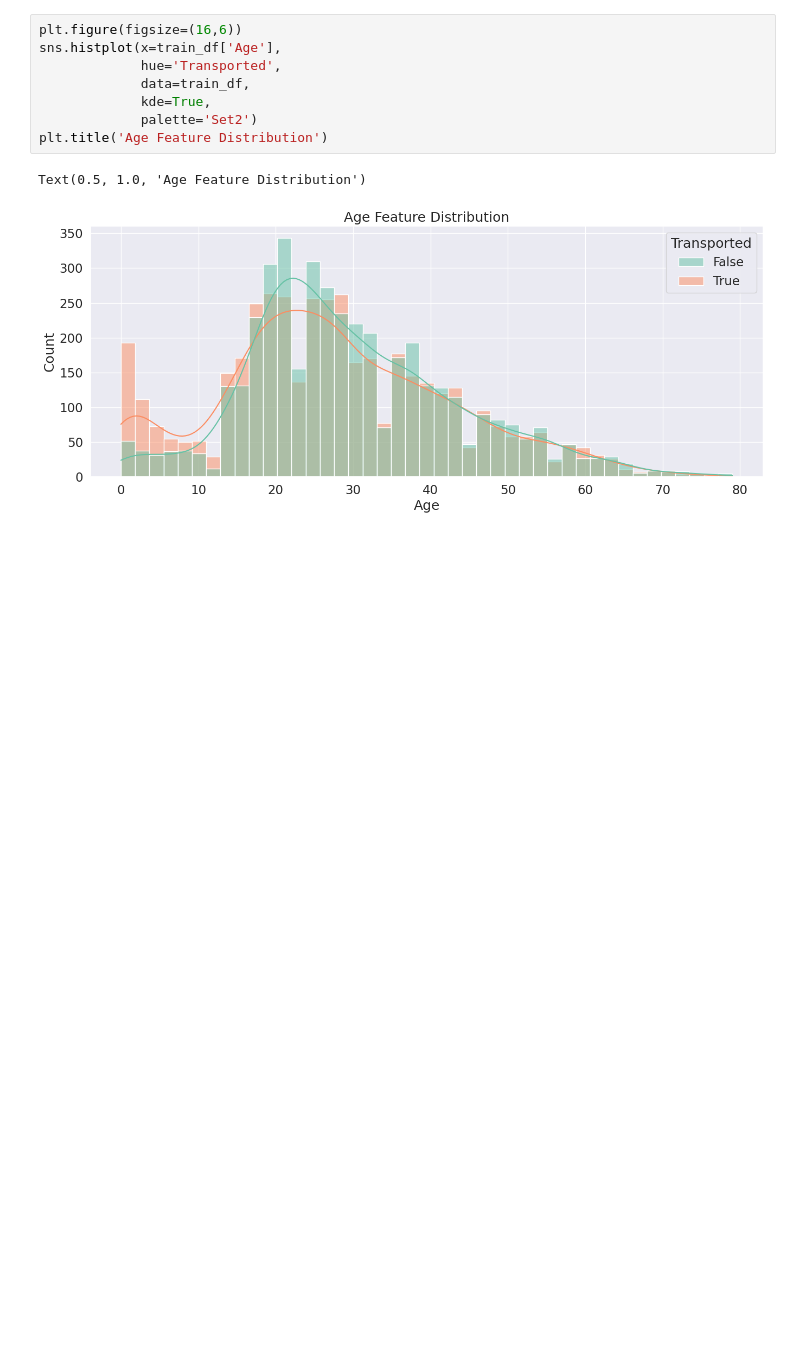
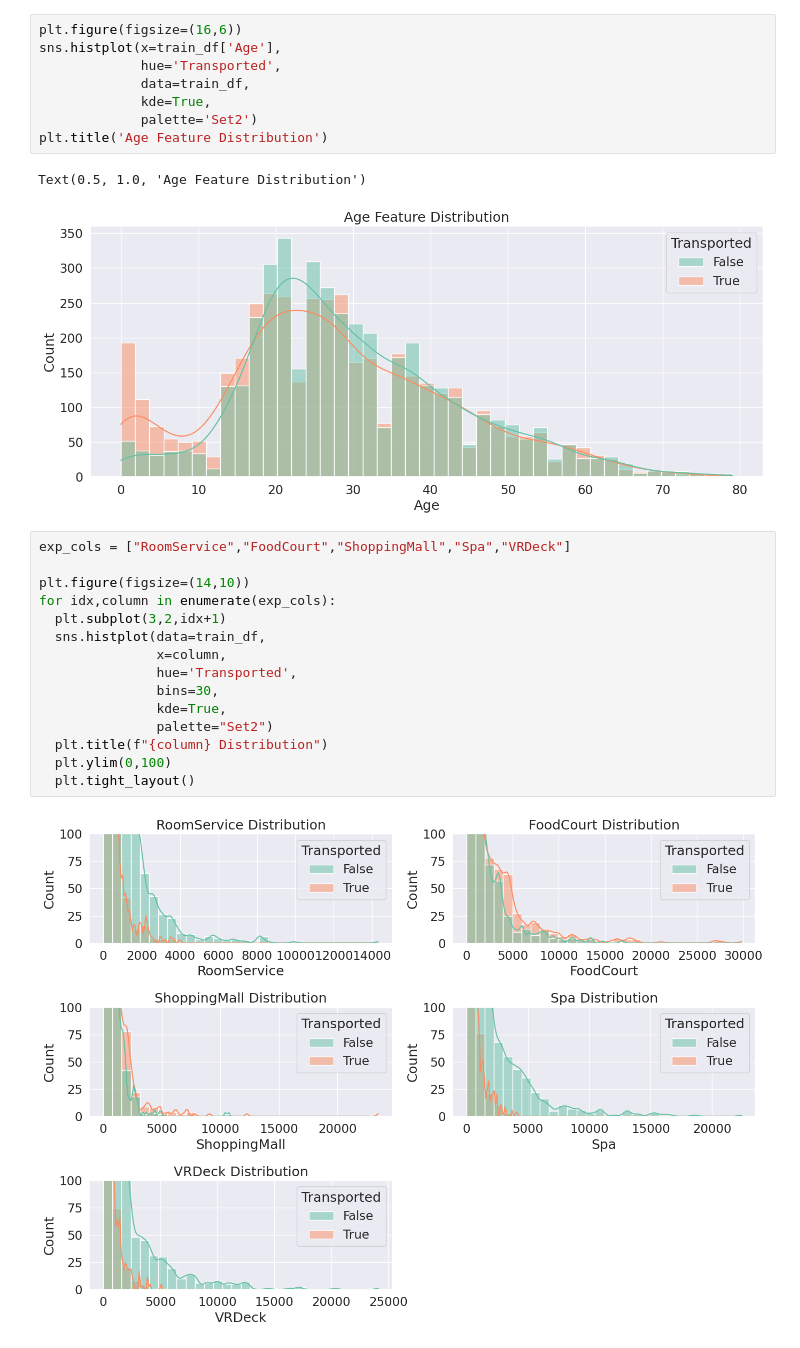
Before and after one commit to ky106031/kaggle-study, a Jupyter notebook: Spaceship_Titanic.ipynb, the cells around one changed output. Saved outputs shown, nothing was run; the diff lists cells and outputs as text; blank space fills up the shorter version.

```diff
--- a/Spaceship_Titanic.ipynb
+++ b/Spaceship_Titanic.ipynb
@@ -1947,3 +1947,20 @@ plt.title('Age Feature Distribution')
 # %% [output]
 Text(0.5, 1.0, 'Age Feature Distribution')
 [figure]
+# %%
+exp_cols = ["RoomService","FoodCourt","ShoppingMall","Spa","VRDeck"]
+
+plt.figure(figsize=(14,10))
+for idx,column in enumerate(exp_cols):
+  plt.subplot(3,2,idx+1)
+  sns.histplot(data=train_df,
+               x=column,
+               hue='Transported',
+               bins=30,
+               kde=True,
+               palette="Set2")
+  plt.title(f"{column} Distribution")
+  plt.ylim(0,100)
+  plt.tight_layout()
+# %% [output]
+[figure, added]
```
Also changed, not shown: parts of 6 cells of this notebook.
